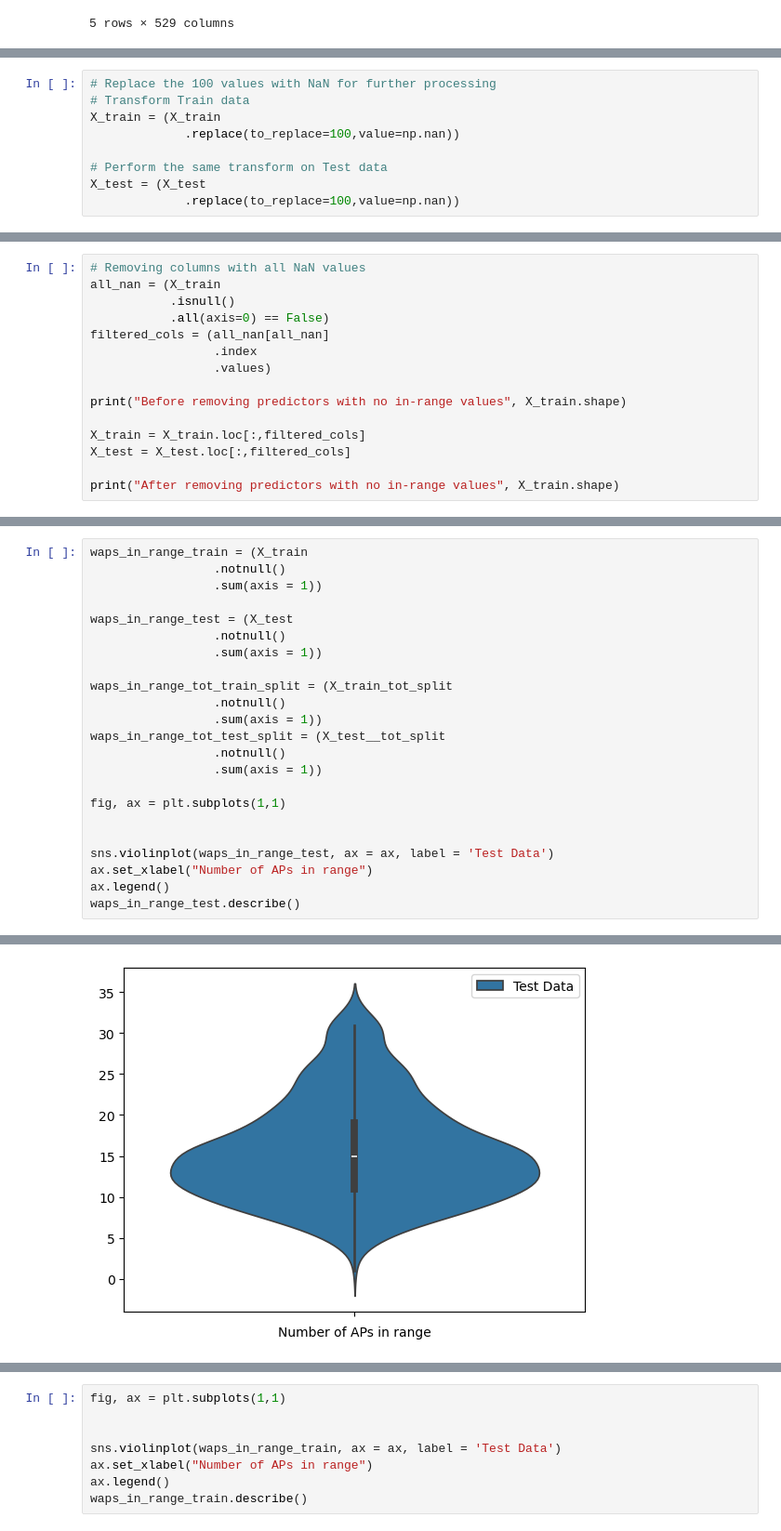
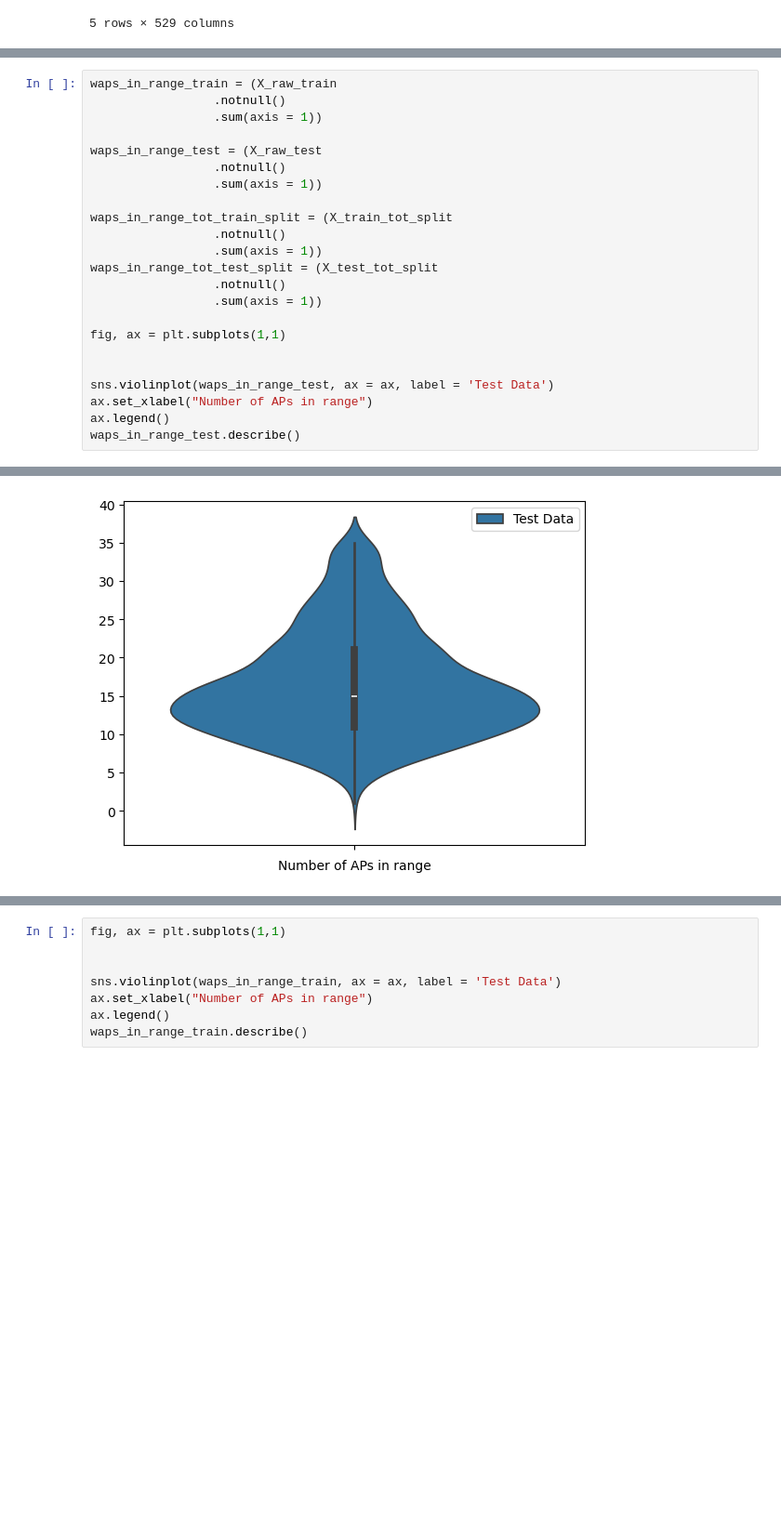
Before and after one commit to AlbertZweistein-2/184.702_MachineLearning, a Jupyter notebook: Ex1/source/Group73_OlsacherPoneschWinkler_UJIIndoorLoc.ipynb, the cells around one changed output, grey strips where cells are left out. Shown at 93% size. Cells and saved outputs as stored; diff of their text form; blank space fills up the shorter version.

```diff
--- a/Ex1/source/Group73_OlsacherPoneschWinkler_UJIIndoorLoc.ipynb
+++ b/Ex1/source/Group73_OlsacherPoneschWinkler_UJIIndoorLoc.ipynb
@@ -99,9 +93,0 @@ y_train_new_predict.head()
-# %%
-# Replace the 100 values with NaN for further processing
-# Transform Train data
-X_train = (X_train
-             .replace(to_replace=100,value=np.nan))
-
-# Perform the same transform on Test data
-X_test = (X_test
-             .replace(to_replace=100,value=np.nan))
@@ -130,15 +93,0 @@ sum(X_stack.isnull() == 0)/len(X_stack)
-# %%
-# Removing columns with all NaN values
-all_nan = (X_train
-           .isnull()
-           .all(axis=0) == False)
-filtered_cols = (all_nan[all_nan]
-                 .index
-                 .values)
-
-print("Before removing predictors with no in-range values", X_train.shape)
-
-X_train = X_train.loc[:,filtered_cols]
-X_test = X_test.loc[:,filtered_cols]
-
-print("After removing predictors with no in-range values", X_train.shape)
@@ -179,16 +154,16 @@ X_raw_train.shape, X_raw_test.shape, X_train_split_new.shape, X_test_split_new.s
 # %%
-waps_in_range_train = (X_train
+waps_in_range_train = (X_raw_train
                  .notnull()
                  .sum(axis = 1))
 
-waps_in_range_test = (X_test
+waps_in_range_test = (X_raw_test
                  .notnull()
                  .sum(axis = 1))
 
 waps_in_range_tot_train_split = (X_train_tot_split
                  .notnull()
                  .sum(axis = 1))
-waps_in_range_tot_test_split = (X_test__tot_split
+waps_in_range_tot_test_split = (X_test_tot_split
                  .notnull()
                  .sum(axis = 1))
 
@@ -211,2 +186,2 @@ max        33.000000
 dtype: float64
-[figure, old version]
+[figure, new version]
```
Also changed, not shown: parts of 30 cells of this notebook.
